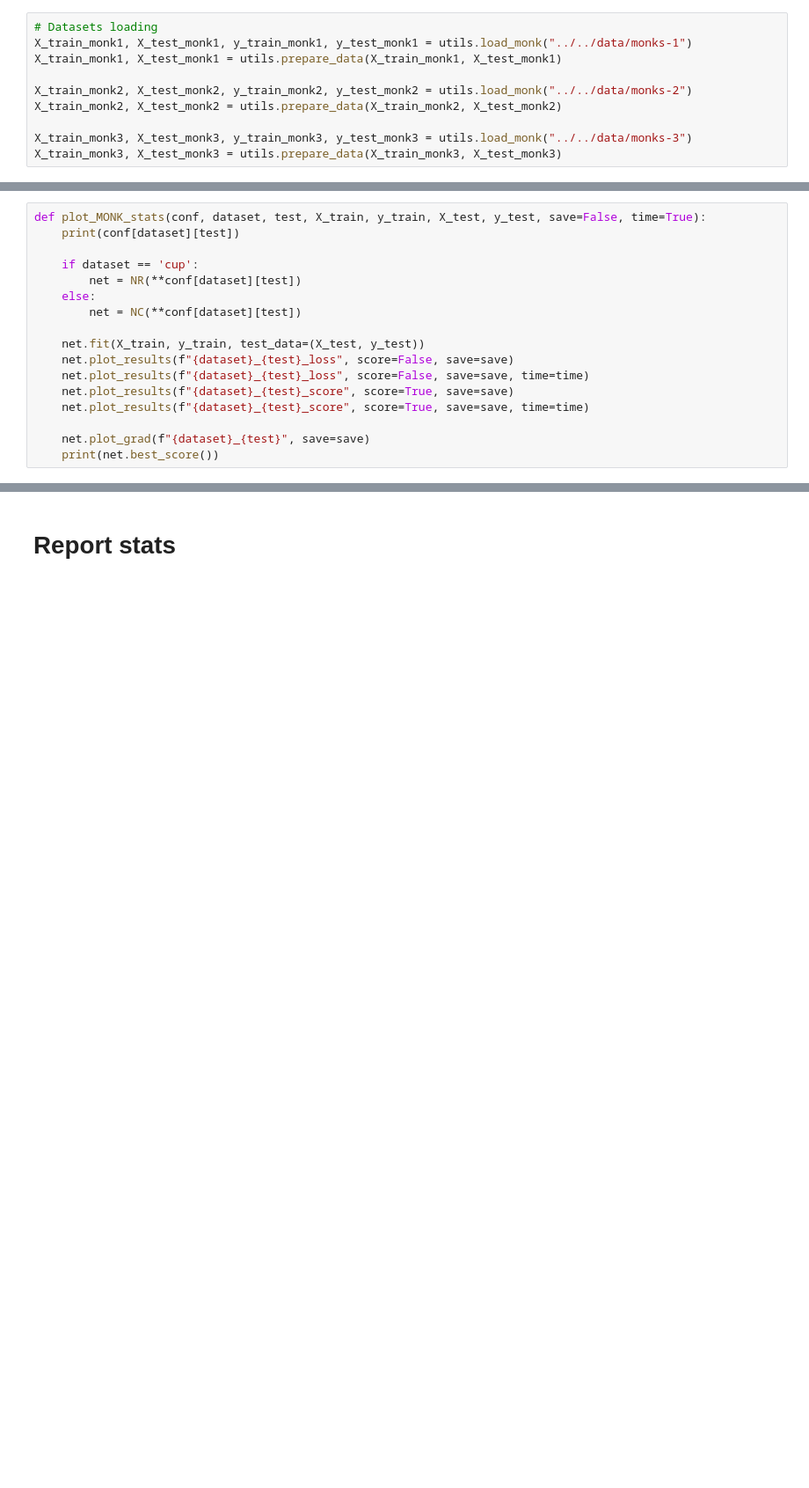
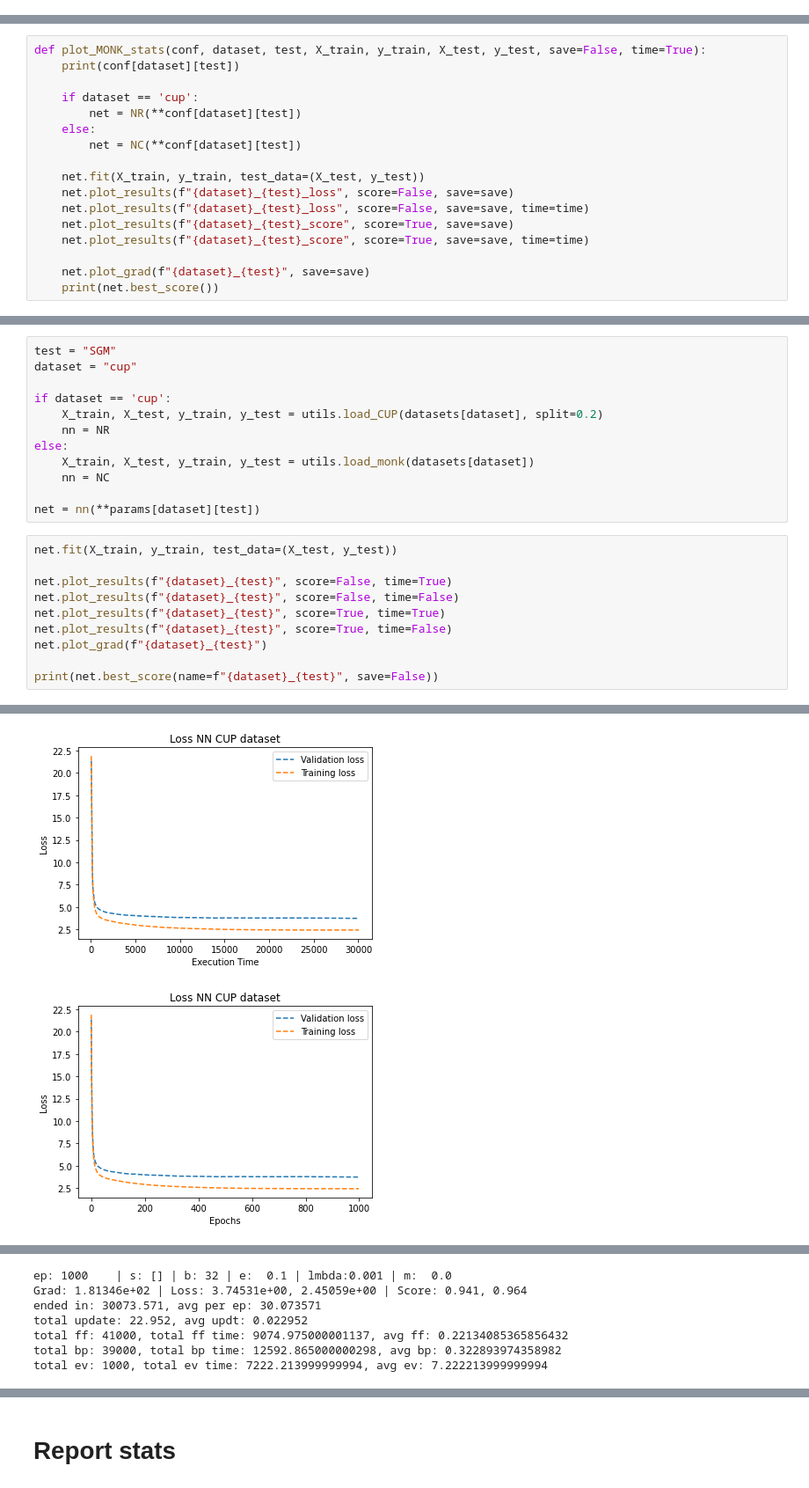
Before and after one commit to Ulferin/CM, a Jupyter notebook: src/NN/plots.ipynb, the cells around one changed output, grey strips where cells are left out. Shown at 88% size. Cells and saved outputs as stored; diff of their text form; blank space fills up the shorter version.

```diff
--- a/src/NN/plots.ipynb
+++ b/src/NN/plots.ipynb
@@ -9,10 +8,0 @@ import src.NN.utils as utils
-# %%
-# Datasets loading
-X_train_monk1, X_test_monk1, y_train_monk1, y_test_monk1 = utils.load_monk("../../data/monks-1")
-X_train_monk1, X_test_monk1 = utils.prepare_data(X_train_monk1, X_test_monk1)
-
-X_train_monk2, X_test_monk2, y_train_monk2, y_test_monk2 = utils.load_monk("../../data/monks-2")
-X_train_monk2, X_test_monk2 = utils.prepare_data(X_train_monk2, X_test_monk2)
-
-X_train_monk3, X_test_monk3, y_train_monk3, y_test_monk3 = utils.load_monk("../../data/monks-3")
-X_train_monk3, X_test_monk3 = utils.prepare_data(X_train_monk3, X_test_monk3)
@@ -137,0 +135,23 @@ def plot_MONK_stats(conf, dataset, test, X_train, y_train, X_test, y_test, save=
+# %%
+test = "SGM"
+dataset = "cup"
+
+if dataset == 'cup':
+    X_train, X_test, y_train, y_test = utils.load_CUP(datasets[dataset], split=0.2)
+    nn = NR
+else:
+    X_train, X_test, y_train, y_test = utils.load_monk(datasets[dataset])
+    nn = NC
+
+net = nn(**params[dataset][test])
+# %%
+net.fit(X_train, y_train, test_data=(X_test, y_test))
+
+net.plot_results(f"{dataset}_{test}", score=False, time=True)
+net.plot_results(f"{dataset}_{test}", score=False, time=False)
+net.plot_results(f"{dataset}_{test}", score=True, time=True)
+net.plot_results(f"{dataset}_{test}", score=True, time=False)
+net.plot_grad(f"{dataset}_{test}")
+
+print(net.best_score(name=f"{dataset}_{test}", save=False))
+# %% [output]
@@ -137,0 +175,2 @@ def plot_MONK_stats(conf, dataset, test, X_train, y_train, X_test, y_test, save=
+[figure, added]
+[figure, added]
@@ -137,0 +180,7 @@ def plot_MONK_stats(conf, dataset, test, X_train, y_train, X_test, y_test, save=
+ep: 1000    | s: [] | b: 32 | e:  0.1 | lmbda:0.001 | m:  0.0
+Grad: 1.81346e+02 | Loss: 3.74531e+00, 2.45059e+00 | Score: 0.941, 0.964
+ended in: 30073.571, avg per ep: 30.073571
+total update: 22.952, avg updt: 0.022952
+total ff: 41000, total ff time: 9074.975000001137, avg ff: 0.22134085365856432
+total bp: 39000, total bp time: 12592.865000000298, avg bp: 0.322893974358982
+total ev: 1000, total ev time: 7222.213999999994, avg ev: 7.222213999999994
```
Also changed, not shown: parts of 14 cells of this notebook, 4 other files.
